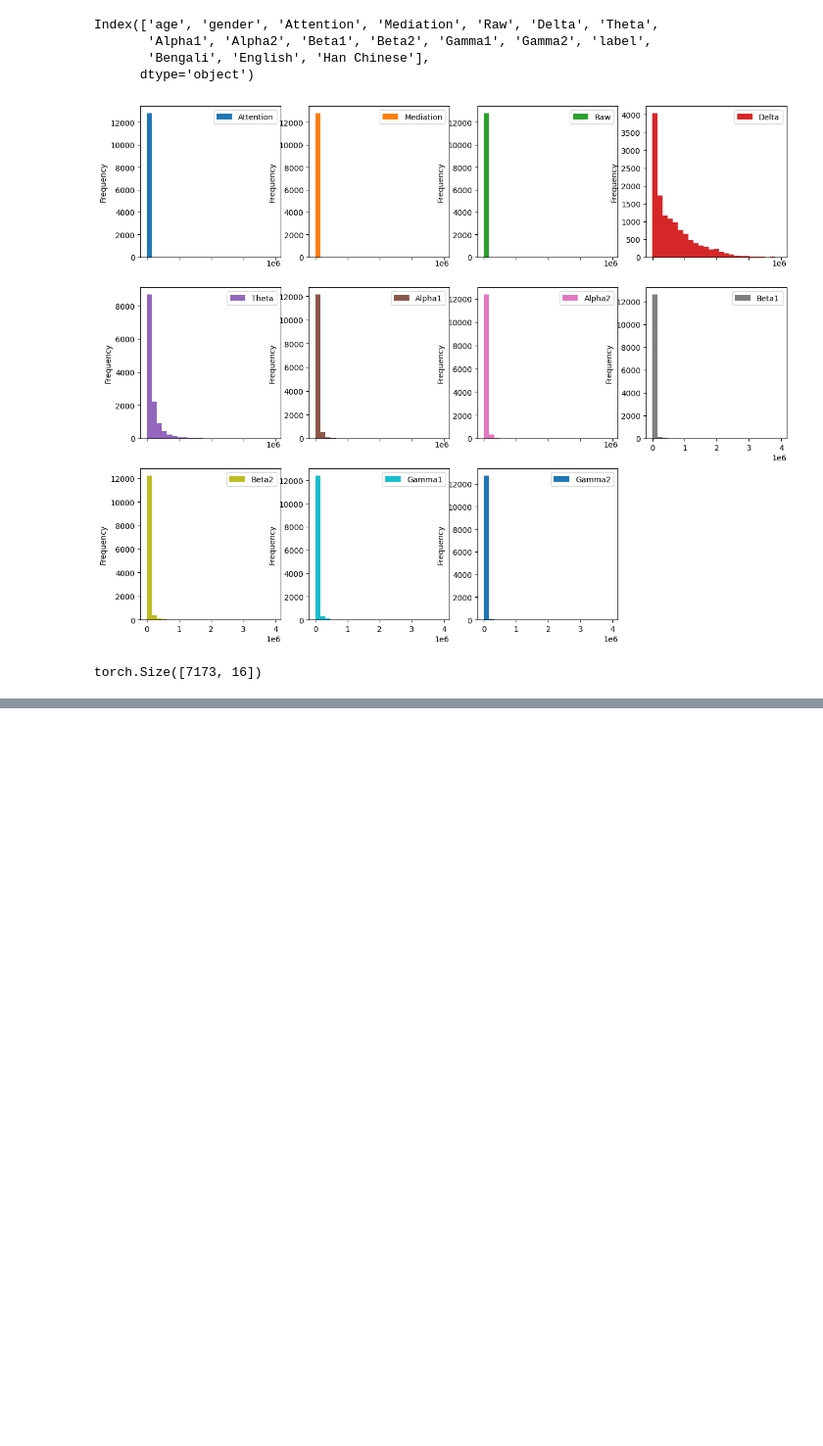
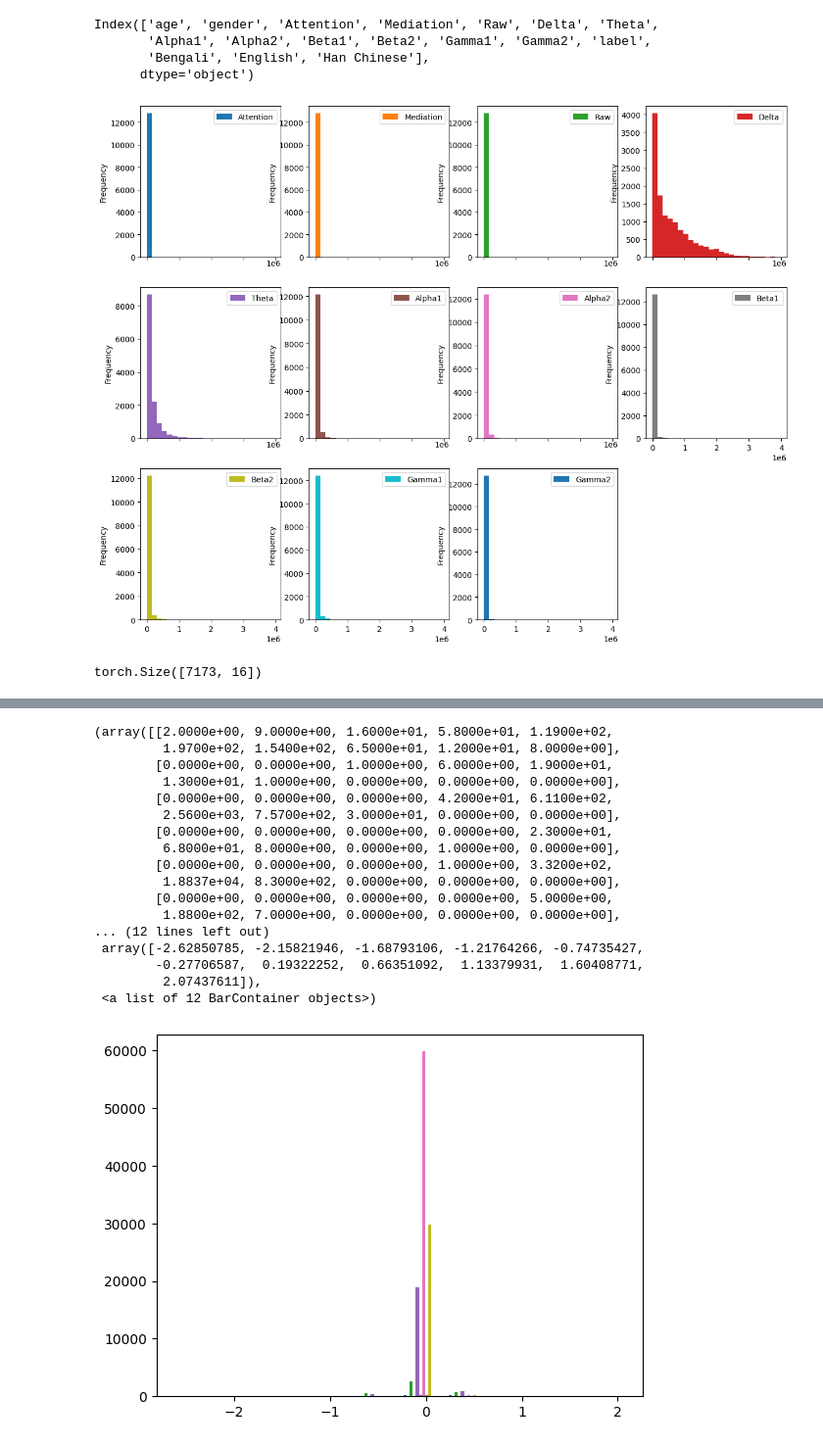
Before and after one commit to ahabisaax/EEG, a Jupyter notebook: test.ipynb, the cells around one changed output, grey strips where cells are left out. Shown at 98% size. Drawn from its saved outputs; the diff is of its cells as text; code cells hidden in the pictures; blank space fills up the shorter version.

```diff
--- a/test.ipynb
+++ b/test.ipynb
@@ -339,0 +529,13 @@ with torch.no_grad():
+# %%
+#this is an overfitting model I was testing for network sparsity
+
+trained_model = train(
+model=model,
+num_epochs=2000,
+train_loader=train_loader,
+optimizer= optim.SGD(model.parameters(), lr = 0.1),
+loss_values=[],
+training_acc=[],
+val_loader=val_loader,
+valid_loss_classifier=[],
+validation_acc=[])
@@ -339,0 +588,24 @@ with torch.no_grad():
+# %%
+all_weights = []
+for x in trained_model.parameters():
+    all_weights.append(x.flatten().tolist())
+plt.hist(all_weights, bins=10)
+# %% [output]
+(array([[2.0000e+00, 9.0000e+00, 1.6000e+01, 5.8000e+01, 1.1900e+02,
+         1.9700e+02, 1.5400e+02, 6.5000e+01, 1.2000e+01, 8.0000e+00],
+        [0.0000e+00, 0.0000e+00, 1.0000e+00, 6.0000e+00, 1.9000e+01,
+         1.3000e+01, 1.0000e+00, 0.0000e+00, 0.0000e+00, 0.0000e+00],
+        [0.0000e+00, 0.0000e+00, 0.0000e+00, 4.2000e+01, 6.1100e+02,
+         2.5600e+03, 7.5700e+02, 3.0000e+01, 0.0000e+00, 0.0000e+00],
+        [0.0000e+00, 0.0000e+00, 0.0000e+00, 0.0000e+00, 2.3000e+01,
+         6.8000e+01, 8.0000e+00, 0.0000e+00, 1.0000e+00, 0.0000e+00],
+        [0.0000e+00, 0.0000e+00, 0.0000e+00, 1.0000e+00, 3.3200e+02,
+         1.8837e+04, 8.3000e+02, 0.0000e+00, 0.0000e+00, 0.0000e+00],
+        [0.0000e+00, 0.0000e+00, 0.0000e+00, 0.0000e+00, 5.0000e+00,
+         1.8800e+02, 7.0000e+00, 0.0000e+00, 0.0000e+00, 0.0000e+00],
+... (12 lines left out)
+ array([-2.62850785, -2.15821946, -1.68793106, -1.21764266, -0.74735427,
+        -0.27706587,  0.19322252,  0.66351092,  1.13379931,  1.60408771,
+         2.07437611]),
+ <a list of 12 BarContainer objects>)
+[figure, added]
```
Also changed, not shown: parts of 23 cells of this notebook, 1 other file.
